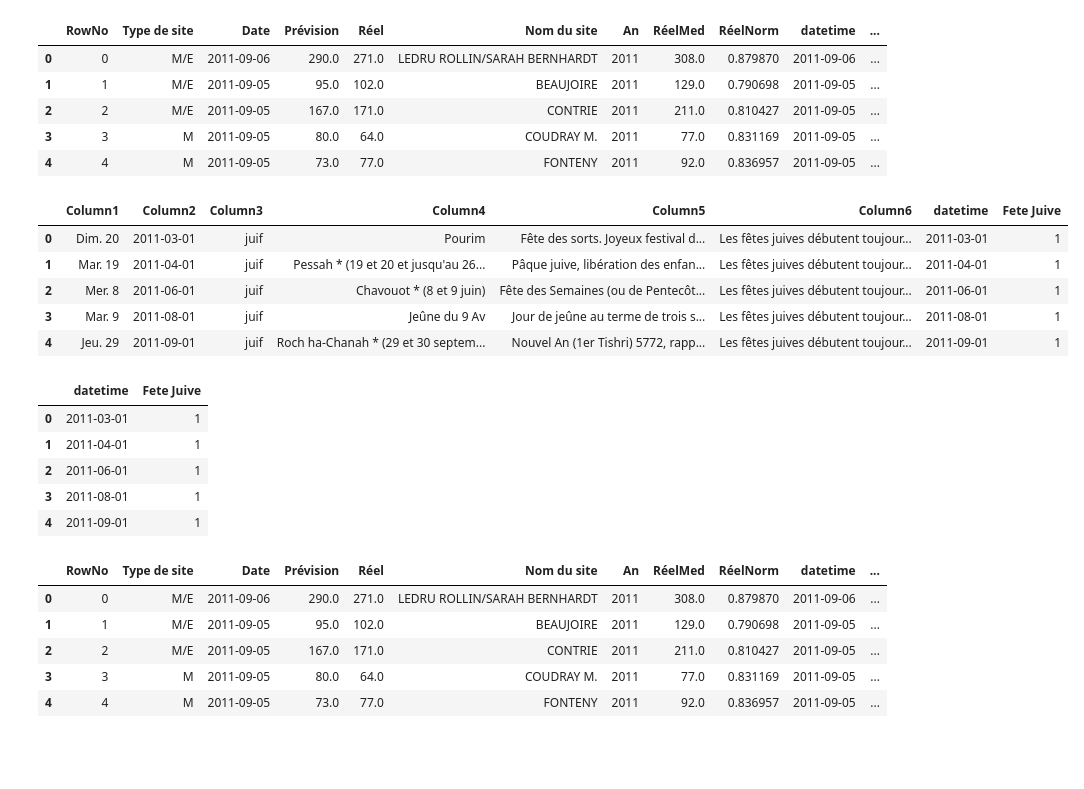
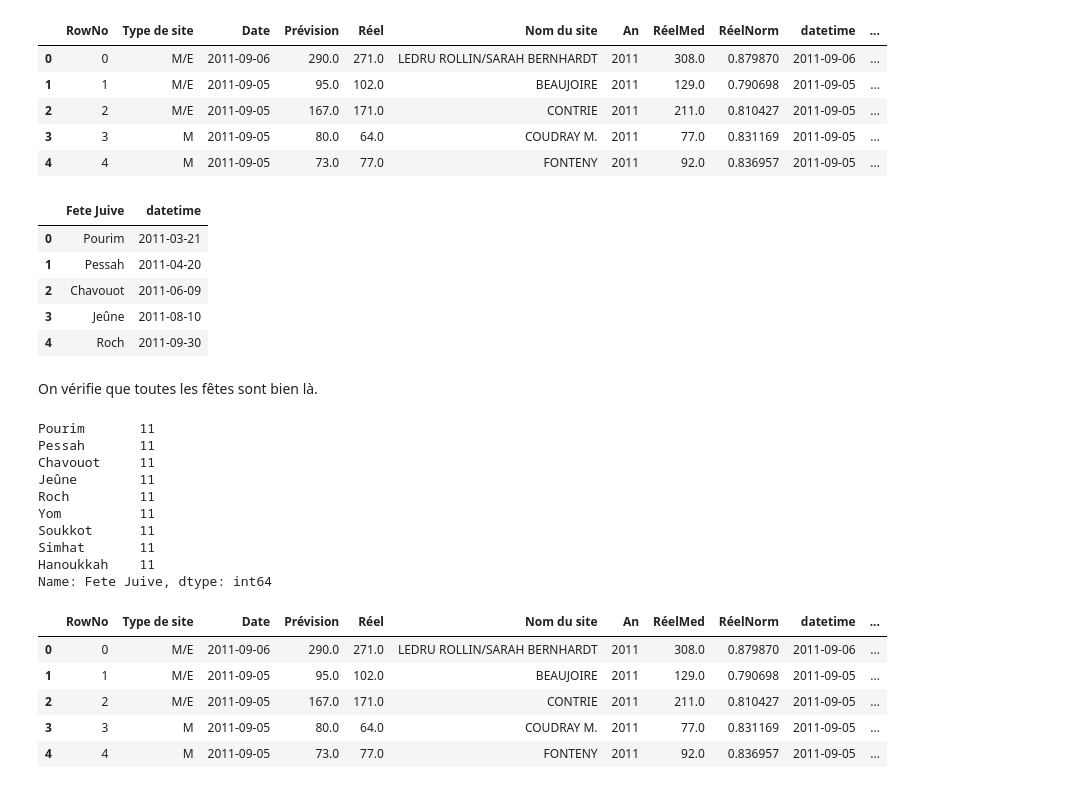
Before and after one commit to ericbertrand8686/Simplon_E1_EricBertrand_GaspillageCantine, a Jupyter notebook: AnalyseCalendrier_fetesjuives.ipynb, the cells around one changed output. Saved outputs shown, nothing was run; the diff lists cells and outputs as text; code cells hidden in the pictures; blank space fills up the shorter version.

```diff
--- a/AnalyseCalendrier_fetesjuives.ipynb
+++ b/AnalyseCalendrier_fetesjuives.ipynb
@@ -27,27 +31,32 @@ df.head()
 | 3 | 3 | M | 2011-09-05 | 80.0 | 64.0 | COUDRAY M. | 2011 | 77.0 | 0.831169 | 2011-09-05 | ... |
 | 4 | 4 | M | 2011-09-05 | 73.0 | 77.0 | FONTENY | 2011 | 92.0 | 0.836957 | 2011-09-05 | ... |
 # %%
-df_calend=pd.read_excel('../../data/Suppl_XLSX/conv_xlsx/fetes_juives.xlsx')
-df_calend['datetime']= df_calend['Column2'].apply(lambda string1 : datetime.datetime.strptime(string1._date_repr,"%Y-%m-%d"))
-df_calend['Fete Juive']=df_calend['datetime'].apply(lambda string1 : '1')
+df_calend=pd.read_csv('../../data/DataGithub/fetes_juives.csv',sep=';',encoding='latin1')
+# df_calend=pd.read_csv('../../data/DataGithub/fetes_juives_veille.csv',sep=';',encoding='latin1')
+df_calend['datetime']= df_calend['Date'].apply(lambda string1 : datetime.datetime.strptime(string1,"%d/%m/%Y"))
+df_calend.drop(columns='Date',inplace=True)
 df_calend.head()
 # %% [output]
-|  | Column1 | Column2 | Column3 | Column4 | Column5 | Column6 | datetime | Fete Juive |
-| 0 | Dim. 20 | 2011-03-01 | juif | Pourim | Fête des sorts. Joyeux festival d... | Les fêtes juives débutent toujour... | 2011-03-01 | 1 |
-| 1 | Mar. 19 | 2011-04-01 | juif | Pessah * (19 et 20 et jusqu'au 26... | Pâque juive, libération des enfan... | Les fêtes juives débutent toujour... | 2011-04-01 | 1 |
-| 2 | Mer. 8 | 2011-06-01 | juif | Chavouot * (8 et 9 juin) | Fête des Semaines (ou de Pentecôt... | Les fêtes juives débutent toujour... | 2011-06-01 | 1 |
-| 3 | Mar. 9 | 2011-08-01 | juif | Jeûne du 9 Av | Jour de jeûne au terme de trois s... | Les fêtes juives débutent toujour... | 2011-08-01 | 1 |
-| 4 | Jeu. 29 | 2011-09-01 | juif | Roch ha-Chanah * (29 et 30 septem... | Nouvel An (1er Tishri) 5772, rapp... | Les fêtes juives débutent toujour... | 2011-09-01 | 1 |
+|  | Fete Juive | datetime |
+| 0 | Pourim | 2011-03-21 |
+| 1 | Pessah | 2011-04-20 |
+| 2 | Chavouot | 2011-06-09 |
+| 3 | Jeûne | 2011-08-10 |
+| 4 | Roch | 2011-09-30 |
+# %% [markdown]
+On vérifie que toutes les fêtes sont bien là.
 # %%
-df_calend=df_calend[['datetime','Fete Juive']]
-
-df_calend.head()
+df_calend['Fete Juive'].value_counts()
 # %% [output]
-|  | datetime | Fete Juive |
-| 0 | 2011-03-01 | 1 |
-| 1 | 2011-04-01 | 1 |
-| 2 | 2011-06-01 | 1 |
-| 3 | 2011-08-01 | 1 |
-| 4 | 2011-09-01 | 1 |
+Pourim       11
+Pessah       11
+Chavouot     11
+Jeûne        11
+Roch         11
+Yom          11
+Soukkot      11
+Simhat       11
+Hanoukkah    11
+Name: Fete Juive, dtype: int64
 # %%
 df=pd.merge(df, df_calend, how='left', on='datetime')
```
Also changed, not shown: parts of 14 cells of this notebook, 19 other files.
